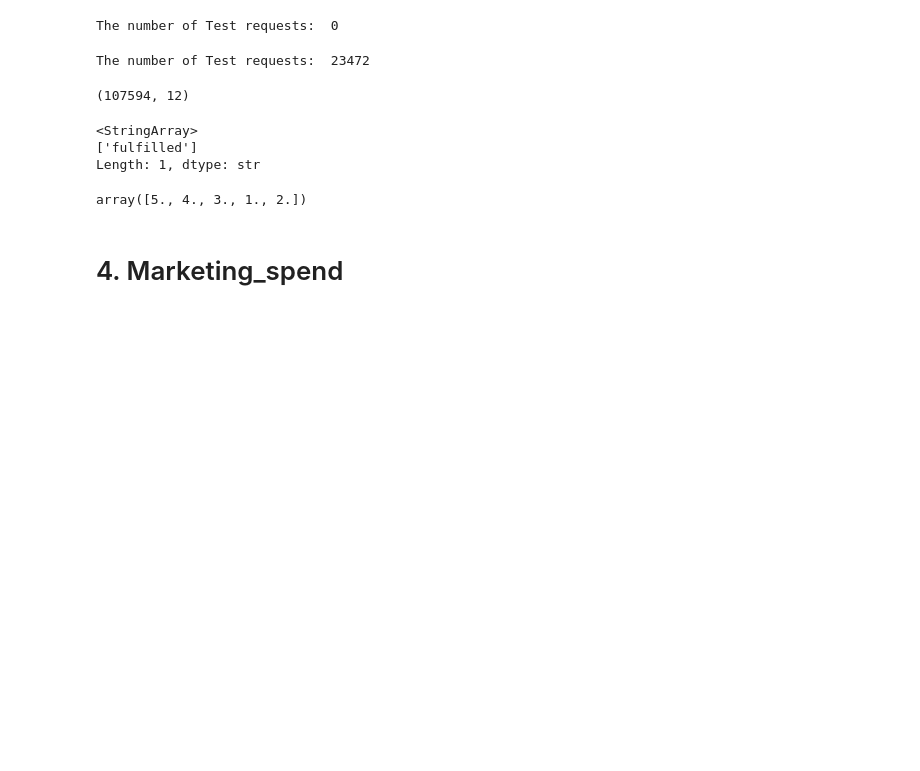
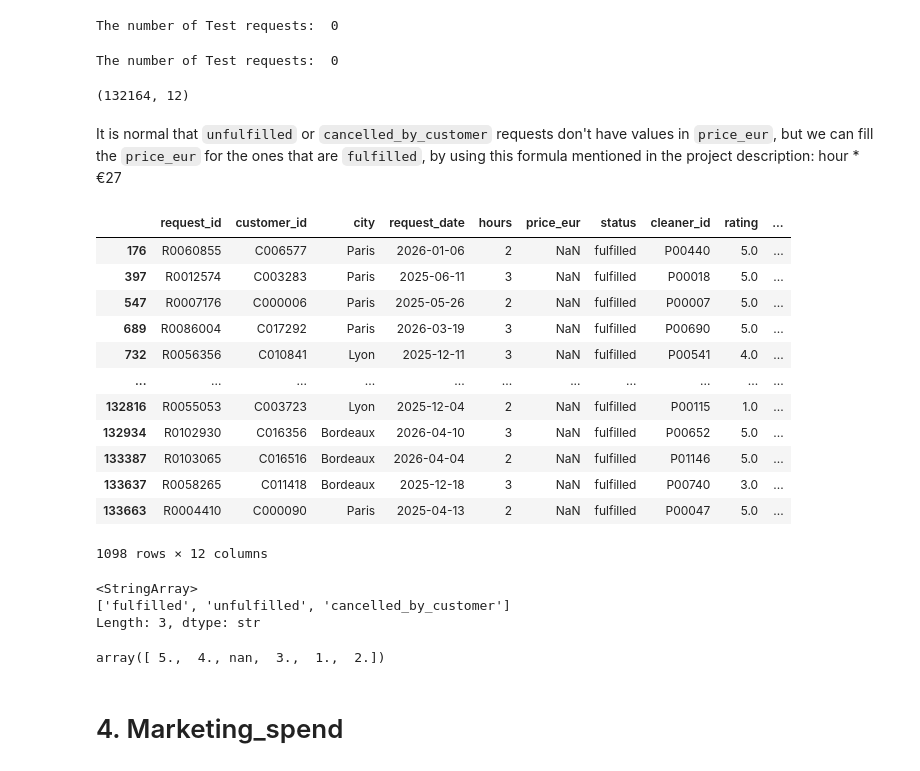
Before and after one commit to Berenice029/Growth_modelling_project, a Jupyter notebook: notebook.ipynb, the cells around one changed output. Saved outputs shown, nothing was run; the diff lists cells and outputs as text; code cells hidden in the pictures; blank space fills up the shorter version.

Commit message:
fix: fix detect_test fuction and handle NaN price_eur in fulfilled booking_requests dataset

```diff
--- a/notebook.ipynb
+++ b/notebook.ipynb
@@ -2,10 +2,10 @@
 import pandas as pd
 import re
 # %%
-booking_requests_df = pd.read_csv("booking_requests.csv")
-cleaners_df = pd.read_csv("cleaners.csv")
-customers_df = pd.read_csv("customers.csv")
-marketing_spend_df = pd.read_csv("marketing_spend.csv")
+booking_requests_df = pd.read_csv("./data/booking_requests.csv")
+cleaners_df = pd.read_csv("./data/cleaners.csv")
+customers_df = pd.read_csv("./data/customers.csv")
+marketing_spend_df = pd.read_csv("./data/marketing_spend.csv")
 # %% [markdown]
 # 1. Customers
 # %%
@@ -40,9 +40,7 @@ dtypes: str(4)
 memory usage: 770.8 KB
 # %%
 def detect_test(ch):
-    if pd.isna(ch):
-        return "Missing"
-    elif re.search(r"tEst", str(ch), re.IGNORECASE):
+    if re.search(r"tEst", str(ch), re.IGNORECASE):
         return "Test"
     else:
         return "Real"
@@ -240,6 +242,8 @@ memory usage: 10.1 MB
 booking_requests_df_avant = booking_requests_df.copy()
 booking_requests_df["booking_requests_df_rrequest_id"] = booking_requests_df["request_id"].apply(detect_test)
 booking_requests_df = booking_requests_df[booking_requests_df["booking_requests_df_rrequest_id"]=='Real']
+booking_requests_df = booking_requests_df[booking_requests_df["request_id"].notna()]
+
 booking_requests_df.shape
 print("The number of Test requests: ",booking_requests_df_avant.shape[0]-booking_requests_df.shape[0])
 # ==> 220 Test Requests
@@ -260,10 +264,28 @@ booking_requests_df = booking_requests_df[booking_requests_df["booking_requests_
 booking_requests_df.shape
 print("The number of Test requests: ",booking_requests_df_avant.shape[0]-booking_requests_df.shape[0])
 # %% [output]
-The number of Test requests:  23472
+The number of Test requests:  0
 # %%
 #Check if there are any negative values in "price_eur"
-booking_requests_df = booking_requests_df[booking_requests_df["price_eur"]>0]
+booking_requests_df = booking_requests_df[(booking_requests_df["price_eur"]>0) | (booking_requests_df["price_eur"].isna())]
 booking_requests_df.shape
 # %% [output]
-(107594, 12)
+(132164, 12)
+# %% [markdown]
+It is normal that `unfulfilled` or `cancelled_by_customer` requests don't have values in `price_eur`, but we can fill the `price_eur` for the ones that are `fulfilled`, by using this formula mentioned in the project description: hour * €27
+# %%
+booking_requests_df[(booking_requests_df["price_eur"].isna()) & (booking_requests_df["status"]=="fulfilled")]
+# %% [output]
+|  | request_id | customer_id | city | request_date | hours | price_eur | status | cleaner_id | rating | ... |
+| 176 | R0060855 | C006577 | Paris | 2026-01-06 | 2 | NaN | fulfilled | P00440 | 5.0 | ... |
+| 397 | R0012574 | C003283 | Paris | 2025-06-11 | 3 | NaN | fulfilled | P00018 | 5.0 | ... |
+| 547 | R0007176 | C000006 | Paris | 2025-05-26 | 2 | NaN | fulfilled | P00007 | 5.0 | ... |
+| 689 | R0086004 | C017292 | Paris | 2026-03-19 | 3 | NaN | fulfilled | P00690 | 5.0 | ... |
+| 732 | R0056356 | C010841 | Lyon | 2025-12-11 | 3 | NaN | fulfilled | P00541 | 4.0 | ... |
+| ... | ... | ... | ... | ... | ... | ... | ... | ... | ... | ... |
+| 132816 | R0055053 | C003723 | Lyon | 2025-12-04 | 2 | NaN | fulfilled | P00115 | 1.0 | ... |
+| 132934 | R0102930 | C016356 | Bordeaux | 2026-04-10 | 3 | NaN | fulfilled | P00652 | 5.0 | ... |
+| 133387 | R0103065 | C016516 | Bordeaux | 2026-04-04 | 2 | NaN | fulfilled | P01146 | 5.0 | ... |
+| 133637 | R0058265 | C011418 | Bordeaux | 2025-12-18 | 3 | NaN | fulfilled | P00740 | 3.0 | ... |
+| 133663 | R0004410 | C000090 | Paris | 2025-04-13 | 2 | NaN | fulfilled | P00047 | 5.0 | ... |
+1098 rows × 12 columns
@@ -271,12 +299,12 @@ booking_requests_df.shape
 booking_requests_df["status"].unique()
 # %% [output]
 <StringArray>
-['fulfilled']
-Length: 1, dtype: str
+['fulfilled', 'unfulfilled', 'cancelled_by_customer']
+Length: 3, dtype: str
 # %%
 booking_requests_df['rating'].unique()
 # %% [output]
-array([5., 4., 3., 1., 2.])
+array([ 5.,  4., nan,  3.,  1.,  2.])
 # %% [markdown]
 # 4. Marketing_spend
 # %%
```
Also changed, not shown: parts of 3 cells of this notebook.
